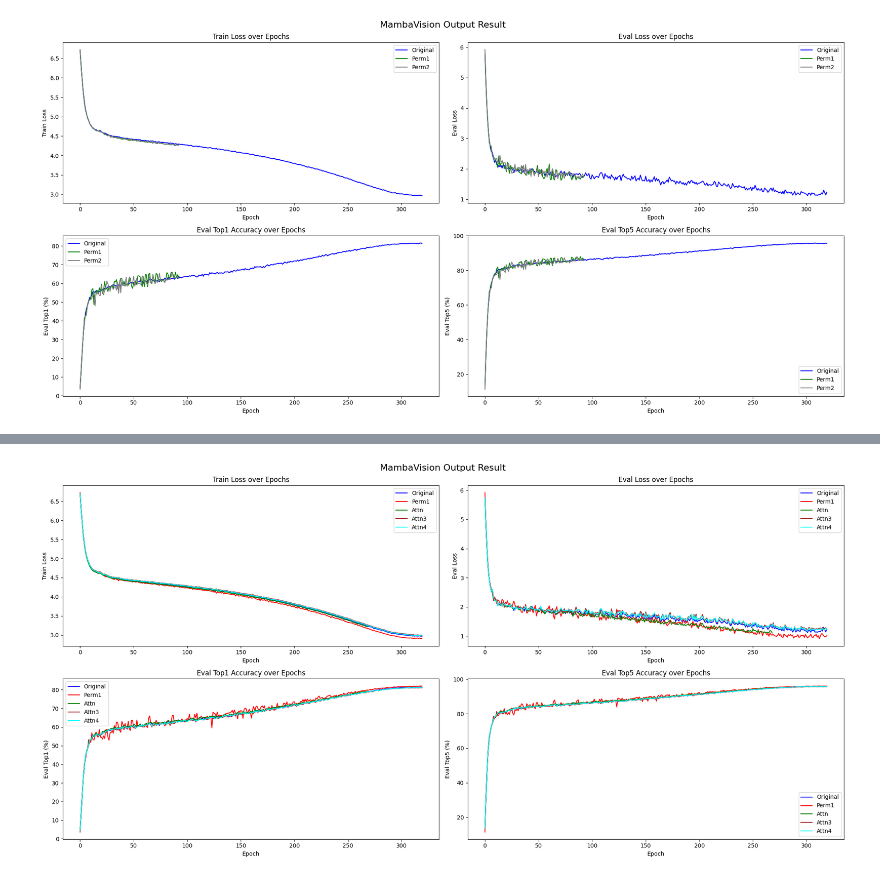
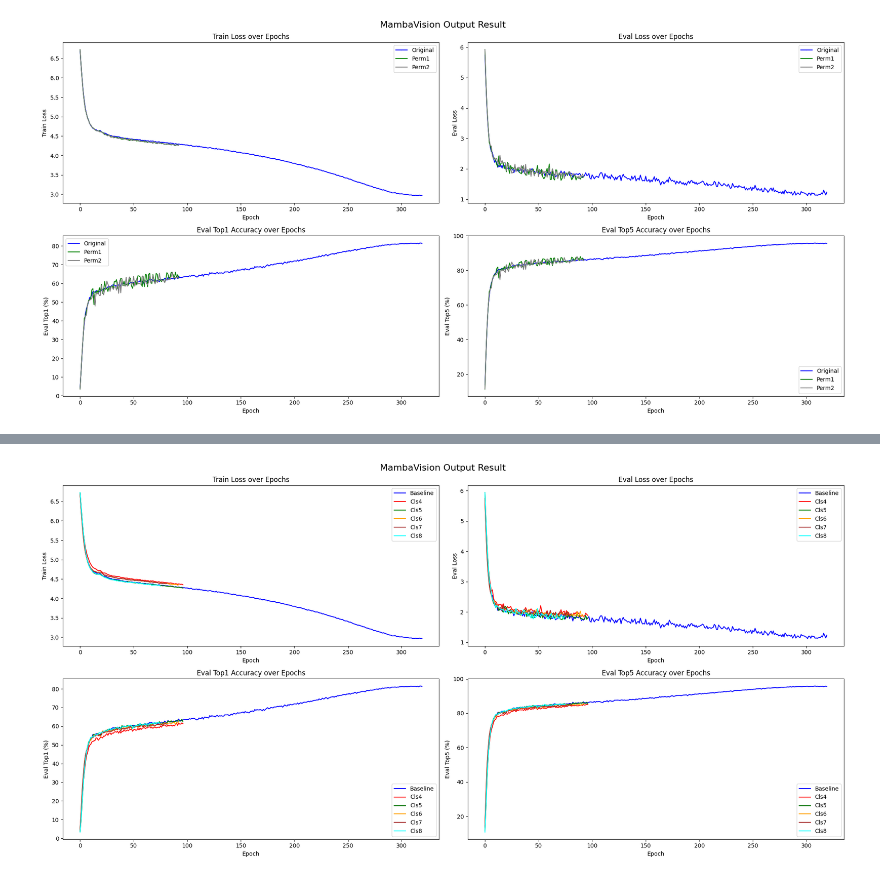
Before and after one commit to vaijsc/vision_ordering_ssms, a Jupyter notebook: visualisation.ipynb, the cells around one changed output, grey strips where cells are left out. Drawn from its saved outputs; the diff is of its cells as text; code cells hidden in the pictures.

```diff
--- a/visualisation.ipynb
+++ b/visualisation.ipynb
@@ -303,14 +403,12 @@ import matplotlib.pyplot as plt
 import pandas as pd
 
 # Read data from the text files
-df_original = pd.read_csv('./summary/original.txt')
-df_perm1 = pd.read_csv('./summary/perm1.txt')
-df_perm2 = pd.read_csv('./summary/perm2.txt')
-df_attn = pd.read_csv('./summary/attn.txt')
-# df_attn1 = pd.read_csv('./summary/attn1.txt')
-# df_attn2 = pd.read_csv('./summary/attn2.txt')
-df_attn3 = pd.read_csv('./summary/attn3.txt')
-df_attn4 = pd.read_csv('./summary/attn4.txt')
+df_baseline = pd.read_csv('./summary/original.txt')
+df_cls4 = pd.read_csv('./summary/cls4.txt')
+df_cls5 = pd.read_csv('./summary/cls5.txt')
+df_cls6 = pd.read_csv('./summary/cls6.txt')
+df_cls7 = pd.read_csv('./summary/cls7.txt')
+df_cls8 = pd.read_csv('./summary/cls8.txt')
 
 # Plotting
 plt.figure(figsize=(20, 10))
@@ -320,14 +418,14 @@ plt.suptitle('MambaVision Output Result', fontsize=16)
 
 # Train Loss Comparison
 plt.subplot(2, 2, 1)
-plt.plot(df_original['epoch'], df_original['train_loss'], marker='o', label='Original', color='blue', markersize=0.1)
-plt.plot(df_perm1['epoch'], df_perm1['train_loss'], marker='x', label='Perm1', color='red', markersize=0.1)
+plt.plot(df_baseline['epoch'], df_baseline['train_loss'], marker='o', label='Baseline', color='blue', markersize=0.1)
+plt.plot(df_cls4['epoch'], df_cls4['train_loss'], marker='x', label='Cls4', color='red', markersize=0.1)
 # plt.plot(df_perm2['epoch'], df_perm2['train_loss'], marker='s', label='Perm2', color='grey', markersize=0.1)
-plt.plot(df_attn['epoch'], df_attn['train_loss'], marker='.', label='Attn', color='green', markersize=0.1)
-# plt.plot(df_attn1['epoch'], df_attn1['train_loss'], marker='^', label='Attn1', color='orange', markersize=0.1)
+plt.plot(df_cls5['epoch'], df_cls5['train_loss'], marker='.', label='Cls5', color='green', markersize=0.1)
+plt.plot(df_cls6['epoch'], df_cls6['train_loss'], marker='^', label='Cls6', color='orange', markersize=0.1)
 # plt.plot(df_attn2['epoch'], df_attn2['train_loss'], marker='v', label='Attn2', color='purple', markersize=0.1)
-plt.plot(df_attn3['epoch'], df_attn3['train_loss'], marker='>', label='Attn3', color='brown', markersize=0.1)
-plt.plot(df_attn4['epoch'], df_attn4['train_loss'], marker='<', label='Attn4', color='cyan', markersize=0.1)
+plt.plot(df_cls7['epoch'], df_cls7['train_loss'], marker='>', label='Cls7', color='brown', markersize=0.1)
+plt.plot(df_cls8['epoch'], df_cls8['train_loss'], marker='<', label='Cls8', color='cyan', markersize=0.1)
 plt.title('Train Loss over Epochs')
 plt.xlabel('Epoch')
 plt.ylabel('Train Loss')
@@ -335,52 +433,52 @@ plt.legend()
 
 # Eval Loss Comparison
 plt.subplot(2, 2, 2)
-plt.plot(df_original['epoch'], df_original['eval_loss'], marker='o', label='Original', color='blue', markersize=0.1)
-plt.plot(df_perm1['epoch'], df_perm1['eval_loss'], marker='x', label='Perm1', color='red', markersize=0.1)
+plt.plot(df_baseline['epoch'], df_baseline['eval_loss'], marker='o', label='Baseline', color='blue', markersize=0.1)
+plt.plot(df_cls4['epoch'], df_cls4['eval_loss'], marker='x', label='Cls4', color='red', markersize=0.1)
 # plt.plot(df_perm2['epoch'], df_perm2['eval_loss'], marker='s', label='Perm2', color='grey', markersize=0.1)
-plt.plot(df_attn['epoch'], df_attn['eval_loss'], marker='.', label='Attn', color='green', markersize=0.1)
-# plt.plot(df_attn1['epoch'], df_attn1['eval_loss'], marker='^', label='Attn1', color='orange', markersize=0.1)
+plt.plot(df_cls5['epoch'], df_cls5['eval_loss'], marker='.', label='Cls5', color='green', markersize=0.1)
+plt.plot(df_cls6['epoch'], df_cls6['eval_loss'], marker='^', label='Cls6', color='orange', markersize=0.1)
 # plt.plot(df_attn2['epoch'], df_attn2['eval_loss'], marker='v', label='Attn2', color='purple', markersize=0.1)
-plt.plot(df_attn3['epoch'], df_attn3['eval_loss'], marker='>', label='Attn3', color='brown', markersize=0.1)
-plt.plot(df_attn4['epoch'], df_attn4['eval_loss'], marker='<', label='Attn4', color='cyan', markersize=0.1)
+plt.plot(df_cls7['epoch'], df_cls7['eval_loss'], marker='>', label='Cls7', color='brown', markersize=0.1)
+plt.plot(df_cls8['epoch'], df_cls8['eval_loss'], marker='<', label='Cls8', color='cyan', markersize=0.1)
 plt.title('Eval Loss over Epochs')
 plt.xlabel('Epoch')
 plt.ylabel('Eval Loss')
 plt.legend()
 
 # Eval Top1 Accuracy Comparison
 plt.subplot(2, 2, 3)
-plt.plot(df_original['epoch'], df_original['eval_top1'], marker='o', label='Original', color='blue', markersize=0.1)
-plt.plot(df_perm1['epoch'], df_perm1['eval_top1'], marker='x', label='Perm1', color='red', markersize=0.1)
+plt.plot(df_baseline['epoch'], df_baseline['eval_top1'], marker='o', label='Baseline', color='blue', markersize=0.1)
+plt.plot(df_cls4['epoch'], df_cls4['eval_top1'], marker='x', label='Cls4', color='red', markersize=0.1)
 # plt.plot(df_perm2['epoch'], df_perm2['eval_top1'], marker='s', label='Perm2', color='grey', markersize=0.1)
-plt.plot(df_attn['epoch'], df_attn['eval_top1'], marker='.', label='Attn', color='green', markersize=0.1)
-# plt.plot(df_attn1['epoch'], df_attn1['eval_top1'], marker='^', label='Attn1', color='orange', markersize=0.1)
+plt.plot(df_cls5['epoch'], df_cls5['eval_top1'], marker='.', label='Cls5', color='green', markersize=0.1)
+plt.plot(df_cls6['epoch'], df_cls6['eval_top1'], marker='^', label='Cls6', color='orange', markersize=0.1)
 # plt.plot(df_attn2['epoch'], df_attn2['eval_top1'], marker='v', label='Attn2', color='purple', markersize=0.1)
-plt.plot(df_attn3['epoch'], df_attn3['eval_top1'], marker='>', label='Attn3', color='brown', markersize=0.1)
-plt.plot(df_attn4['epoch'], df_attn4['eval_top1'], marker='<', label='Attn4', color='cyan', markersize=0.1)
+plt.plot(df_cls7['epoch'], df_cls7['eval_top1'], marker='>', label='Cls7', color='brown', markersize=0.1)
+plt.plot(df_cls8['epoch'], df_cls8['eval_top1'], marker='<', label='Cls8', color='cyan', markersize=0.1)
 plt.title('Eval Top1 Accuracy over Epochs')
 plt.xlabel('Epoch')
 plt.ylabel('Eval Top1 (%)')
 plt.legend()
 
 # Eval Top5 Accuracy Comparison
 plt.subplot(2, 2, 4)
-plt.plot(df_original['epoch'], df_original['eval_top5'], marker='o', label='Original', color='blue', markersize=0.1)
-plt.plot(df_perm1['epoch'], df_perm1['eval_top5'], marker='x', label='Perm1', color='red', markersize=0.1)
+plt.plot(df_baseline['epoch'], df_baseline['eval_top5'], marker='o', label='Baseline', color='blue', markersize=0.1)
+plt.plot(df_cls4['epoch'], df_cls4['eval_top5'], marker='x', label='Cls4', color='red', markersize=0.1)
 # plt.plot(df_perm2['epoch'], df_perm2['eval_top5'], marker='s', label='Perm2', color='grey', markersize=0.1)
-plt.plot(df_attn['epoch'], df_attn['eval_top5'], marker='.', label='Attn', color='green', markersize=0.1)
-# plt.plot(df_attn1['epoch'], df_attn1['eval_top5'], marker='^', label='Attn1', color='orange', markersize=0.1)
+plt.plot(df_cls5['epoch'], df_cls5['eval_top5'], marker='.', label='Cls5', color='green', markersize=0.1)
+plt.plot(df_cls6['epoch'], df_cls6['eval_top5'], marker='^', label='Cls6', color='orange', markersize=0.1)
 # plt.plot(df_attn2['epoch'], df_attn2['eval_top5'], marker='v', label='Attn2', color='purple', markersize=0.1)
-plt.plot(df_attn3['epoch'], df_attn3['eval_top5'], marker='>', label='Attn3', color='brown', markersize=0.1)
-plt.plot(df_attn4['epoch'], df_attn4['eval_top5'], marker='<', label='Attn4', color='cyan', markersize=0.1)
+plt.plot(df_cls7['epoch'], df_cls7['eval_top5'], marker='>', label='Cls7', color='brown', markersize=0.1)
+plt.plot(df_cls8['epoch'], df_cls8['eval_top5'], marker='<', label='Cls8', color='cyan', markersize=0.1)
 plt.title('Eval Top5 Accuracy over Epochs')
 plt.xlabel('Epoch')
 plt.ylabel('Eval Top5 (%)')
 plt.legend()
 
 plt.tight_layout()
 
 # Save the plot to a file
-plt.savefig('./output.png')
+plt.savefig('./output_cls.png')
 # %% [output]
-[figure, old version]
+[figure, new version]
```
Also changed, not shown: parts of 5 cells of this notebook, 11 other files.
